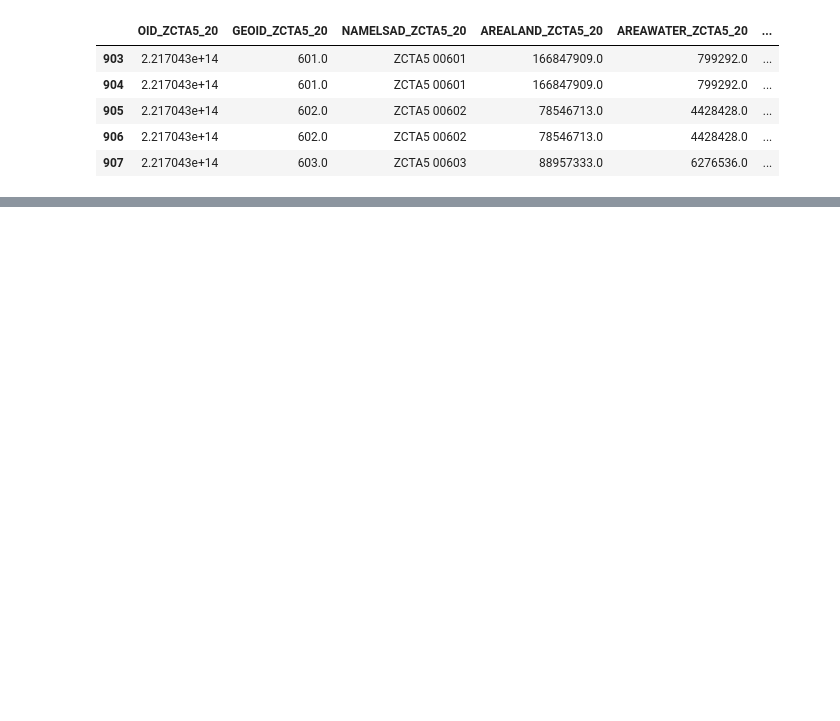
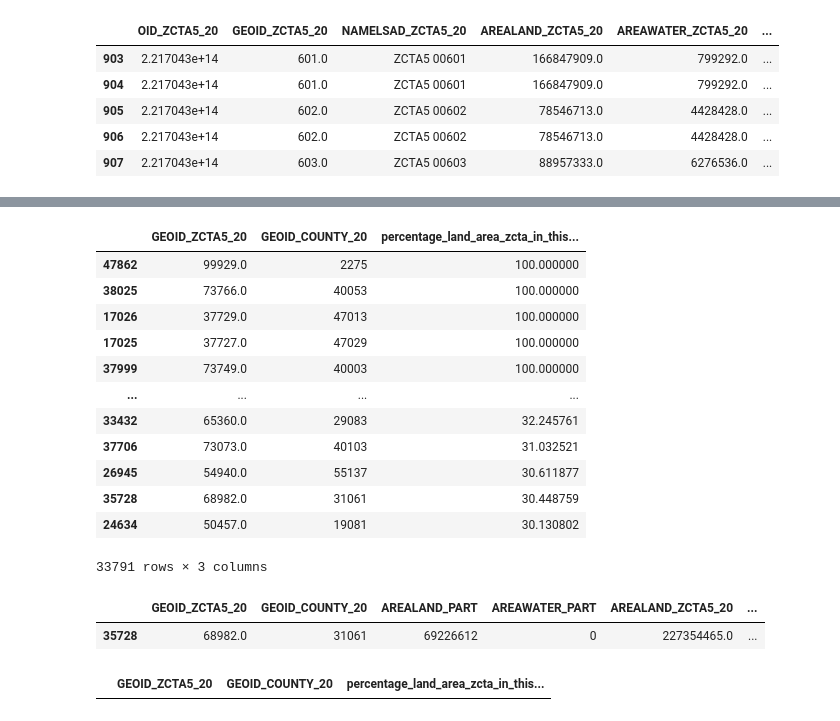
Before and after one commit to NSAPH-Data-Processing/us_census_zcta_time_series, a Jupyter notebook: notes/zcta_to_counties.ipynb, the cells around one changed output, grey strips where cells are left out. Drawn from its saved outputs; the diff is of its cells as text; code cells hidden in the pictures; blank space fills up the shorter version.

```diff
--- a/notes/zcta_to_counties.ipynb
+++ b/notes/zcta_to_counties.ipynb
@@ -46,0 +189,30 @@ selected_rows.head()
+# %%
+result_df_2020 = df_result_2020[["GEOID_ZCTA5_20", "GEOID_COUNTY_20","percentage_land_area_zcta_in_this_county"]]
+result_df_2020
+# %% [output]
+|  | GEOID_ZCTA5_20 | GEOID_COUNTY_20 | percentage_land_area_zcta_in_this... |
+| 47862 | 99929.0 | 2275 | 100.000000 |
+| 38025 | 73766.0 | 40053 | 100.000000 |
+| 17026 | 37729.0 | 47013 | 100.000000 |
+| 17025 | 37727.0 | 47029 | 100.000000 |
+| 37999 | 73749.0 | 40003 | 100.000000 |
+| ... | ... | ... | ... |
+| 33432 | 65360.0 | 29083 | 32.245761 |
+| 37706 | 73073.0 | 40103 | 31.032521 |
+| 26945 | 54940.0 | 55137 | 30.611877 |
+| 35728 | 68982.0 | 31061 | 30.448759 |
+| 24634 | 50457.0 | 19081 | 30.130802 |
+33791 rows × 3 columns
+# %%
+df_result_2020[df_result_2020.GEOID_ZCTA5_20==68982.0]
+# %% [output]
+|  | GEOID_ZCTA5_20 | GEOID_COUNTY_20 | AREALAND_PART | AREAWATER_PART | AREALAND_ZCTA5_20 | ... |
+| 35728 | 68982.0 | 31061 | 69226612 | 0 | 227354465.0 | ... |
+# %%
+
+# Identify and print duplicate rows based on "GEOID_ZCTA5_20"
+duplicate_rows = result_df_2020[result_df_2020.duplicated(subset=["GEOID_ZCTA5_20"], keep=False)]
+
+duplicate_rows
+# %% [output]
+|  | GEOID_ZCTA5_20 | GEOID_COUNTY_20 | percentage_land_area_zcta_in_this... |
```
Also changed, not shown: parts of 16 cells of this notebook, 1 other file.
